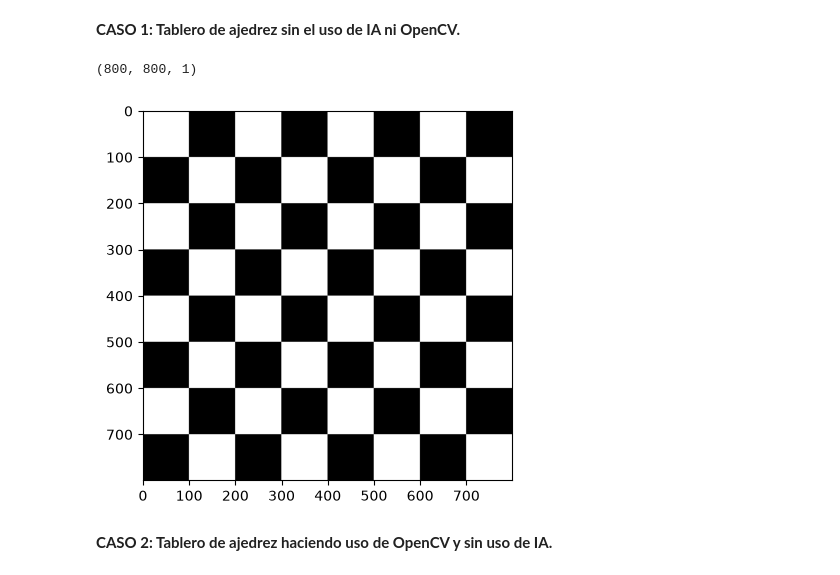
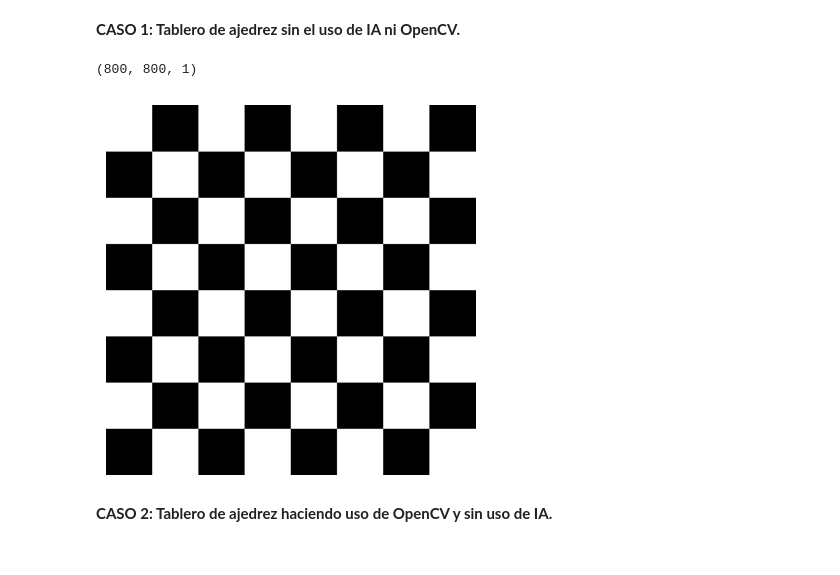
Before and after one commit to t3ntox/Practicas_VC, a Jupyter notebook: P1/tareas_p1.ipynb, the cells around one changed output. Saved outputs shown, nothing was run; the diff lists cells and outputs as text; code cells hidden in the pictures.

```diff
--- a/P1/tareas_p1.ipynb
+++ b/P1/tareas_p1.ipynb
@@ -6,34 +6,32 @@ Una vez resuelto de forma manual, resuelve la misma tarea usando un asistente de
 # %%
 import cv2
 import numpy as np
 import matplotlib.pyplot as plt
 
-#Dimensiones de la imagen a crear
-ancho = 800
-alto = 800
 
-#Crea una imagen de un único plano
-# Al ser un único plano, se interpreta como nivel de gris (0 negro, 255 blanco)
+#Dimensiones de los tableros que vamos a crear
+ancho = alto = 800
+#Creamos nuestro primer tablero
 tablero_ajedrez = np.zeros((alto,ancho,1), dtype = np.uint8)
-#Muestra dimensiones de la imagen creada
 print(tablero_ajedrez.shape)
 
-tablero_ajedrez = np.zeros((alto,ancho,1), dtype = np.uint8)
-#Modifica un par de zonas rectangulares de la imagen
-#tablero_ajedrez[10:20,0:ancho,0] = 128 #tercer índice especifica un canal (0-2)
+#El tablero de ajedrez es un 8x8 por lo que es necesario saber cuál será el tamaño de nuestras cuadrículas
+tamaño_cuadrícula = ancho // 8
 
-for i in range(0,alto, 100):
-    for j in range(0, ancho, 200):
-        if (i//100) % 2 != 0:
-            j += 100
-        tablero_ajedrez[i:i+100,j:j+100,0] = 255
+for i in range(0, alto, tamaño_cuadrícula):
+    fila_actual = i//tamaño_cuadrícula
+    for j in range(0, ancho, 2*tamaño_cuadrícula):
+        if (fila_actual) % 2 != 0:
+            j += tamaño_cuadrícula
+        tablero_ajedrez[i:i+tamaño_cuadrícula,j:j+tamaño_cuadrícula,0] = 255
 
 #Muestra la imagen con matplotlib
 plt.imshow(tablero_ajedrez, cmap='gray',vmin=0, vmax=255)
+plt.axis('off')
 plt.show()
 # %% [output]
 (800, 800, 1)
-[figure, old version]
+[figure, new version]
 # %% [markdown]
 **CASO 2: Tablero de ajedrez haciendo uso de OpenCV y sin uso de IA.**
 # %%
```
Also changed, not shown: parts of 10 cells of this notebook, 1 other file.
